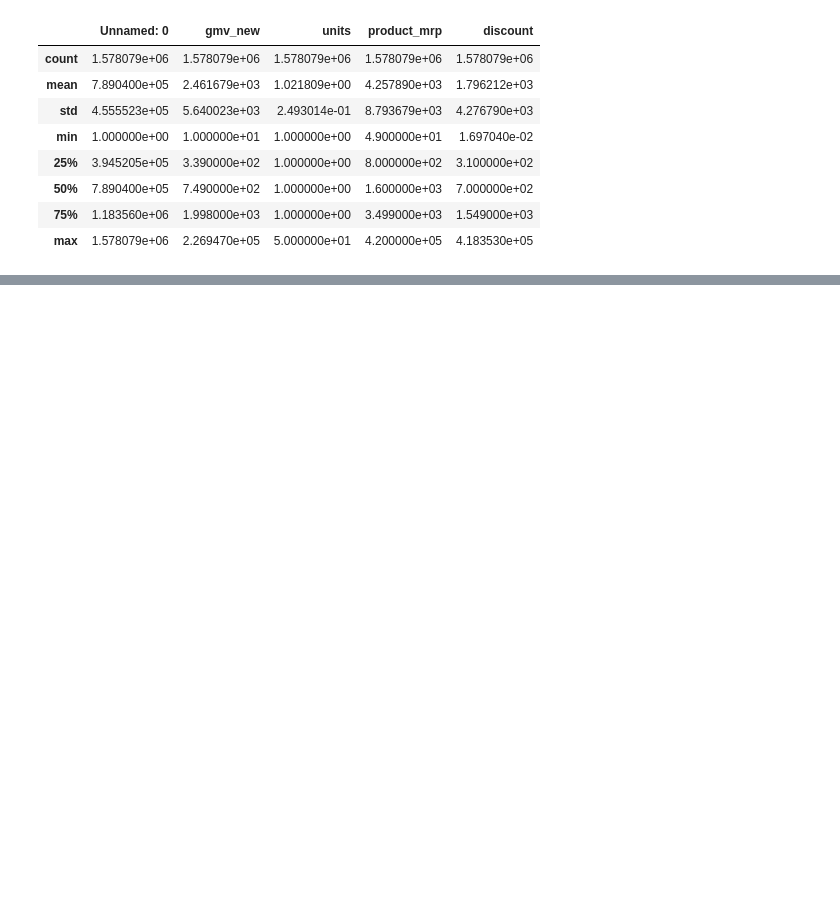
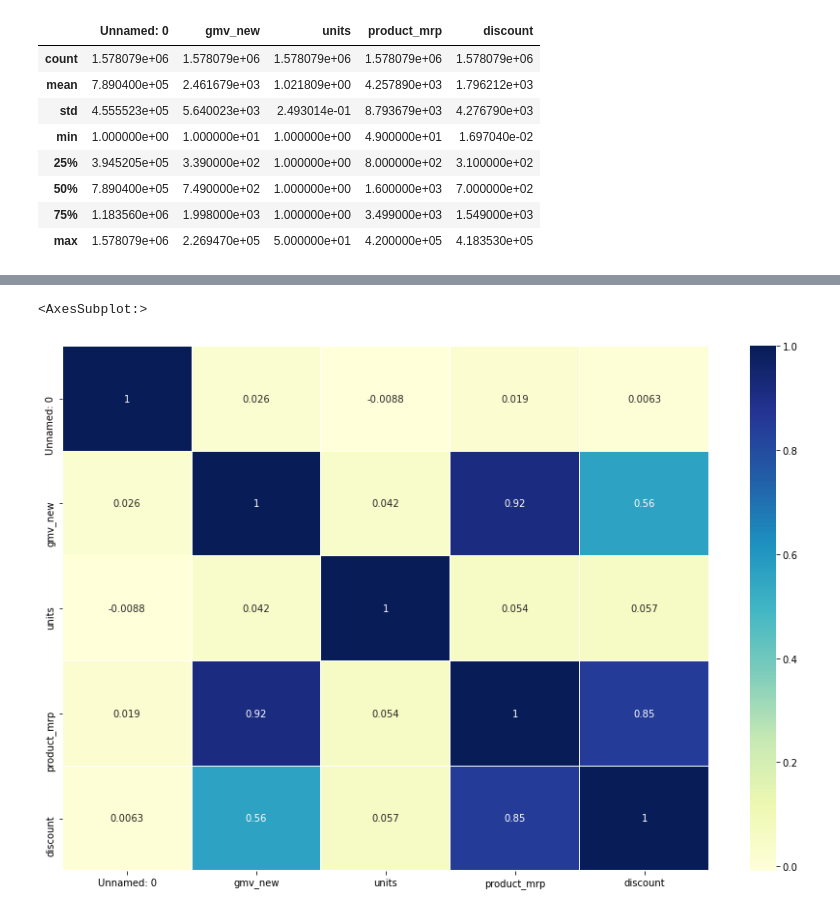
Before and after one commit to deejayrusso/Marketing-Mix-Model, a Jupyter notebook: MMM Notebook.ipynb, the cells around one changed output, grey strips where cells are left out. Saved outputs shown, nothing was run; the diff lists cells and outputs as text; code cells hidden in the pictures; blank space fills up the shorter version.

```diff
--- a/MMM Notebook.ipynb
+++ b/MMM Notebook.ipynb
@@ -4,3 +7,6 @@ import numpy as np
 # %%
-promos = pd.read_csv('/Users/djdit/OneDrive - University of South Florida/Project/Data/firstfile.csv')
+#Load data
+transactions = pd.read_csv('/Users/djdit/OneDrive - University of South Florida/Project/Data/firstfile.csv')
+mediaInvestment = pd.read_csv('/Users/djdit/OneDrive - University of South Florida/Project/Data/MediaInvestment.csv')
+nps_score = pd.read_csv('/Users/djdit/OneDrive - University of South Florida/Project/Data/MonthlyNPSscore.csv')
 # %%
@@ -51,0 +92,8 @@ promos.describe()
+# %%
+# Check correlation
+transactions_corr = transactions.corr()
+plt.subplots(figsize=(15,10))
+sns.heatmap(transactions_corr, cmap='YlGnBu', linewidth=.005, annot=True)
+# %% [output]
+<AxesSubplot:>
+[figure, added]
```
Also changed, not shown: parts of 7 cells of this notebook.
